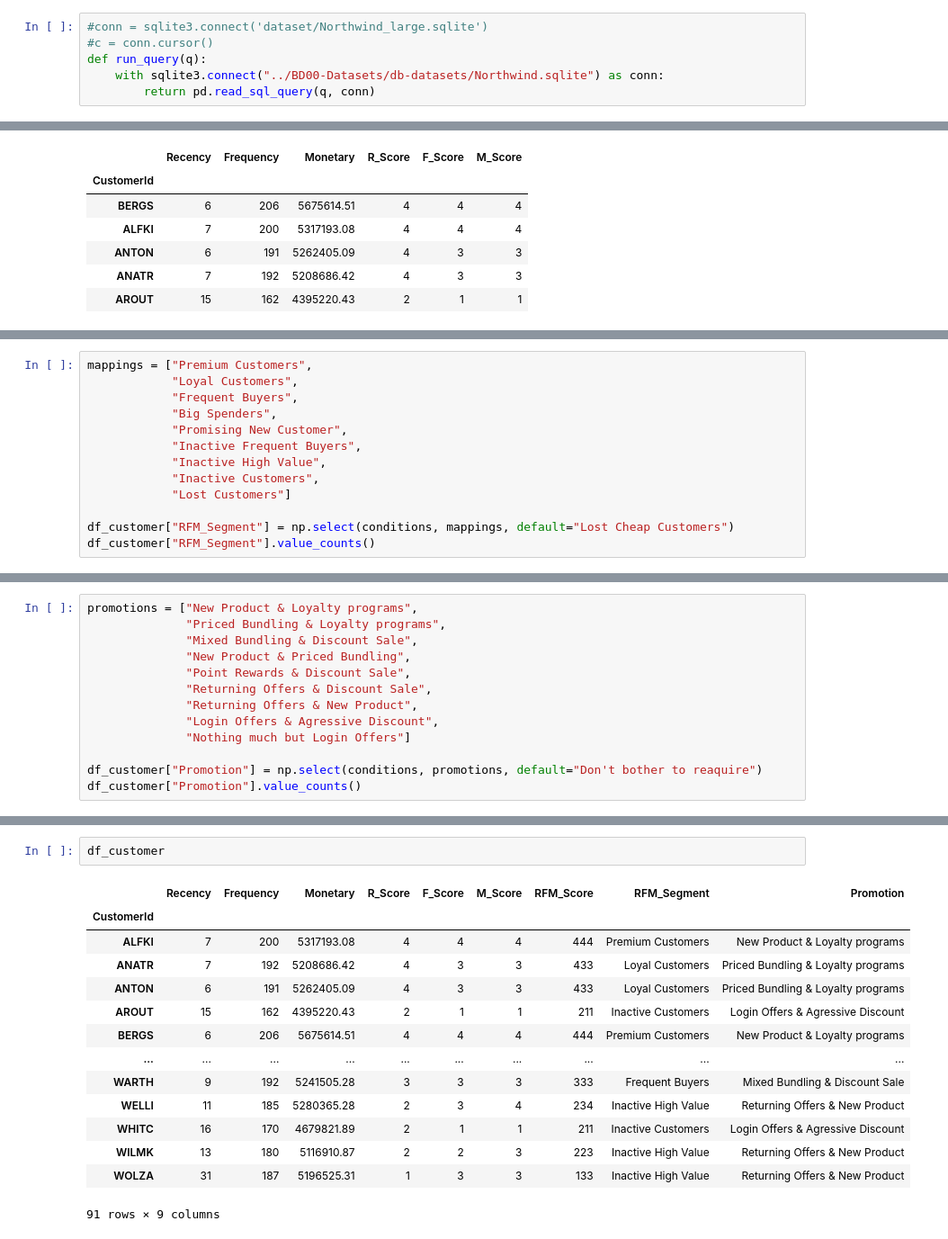
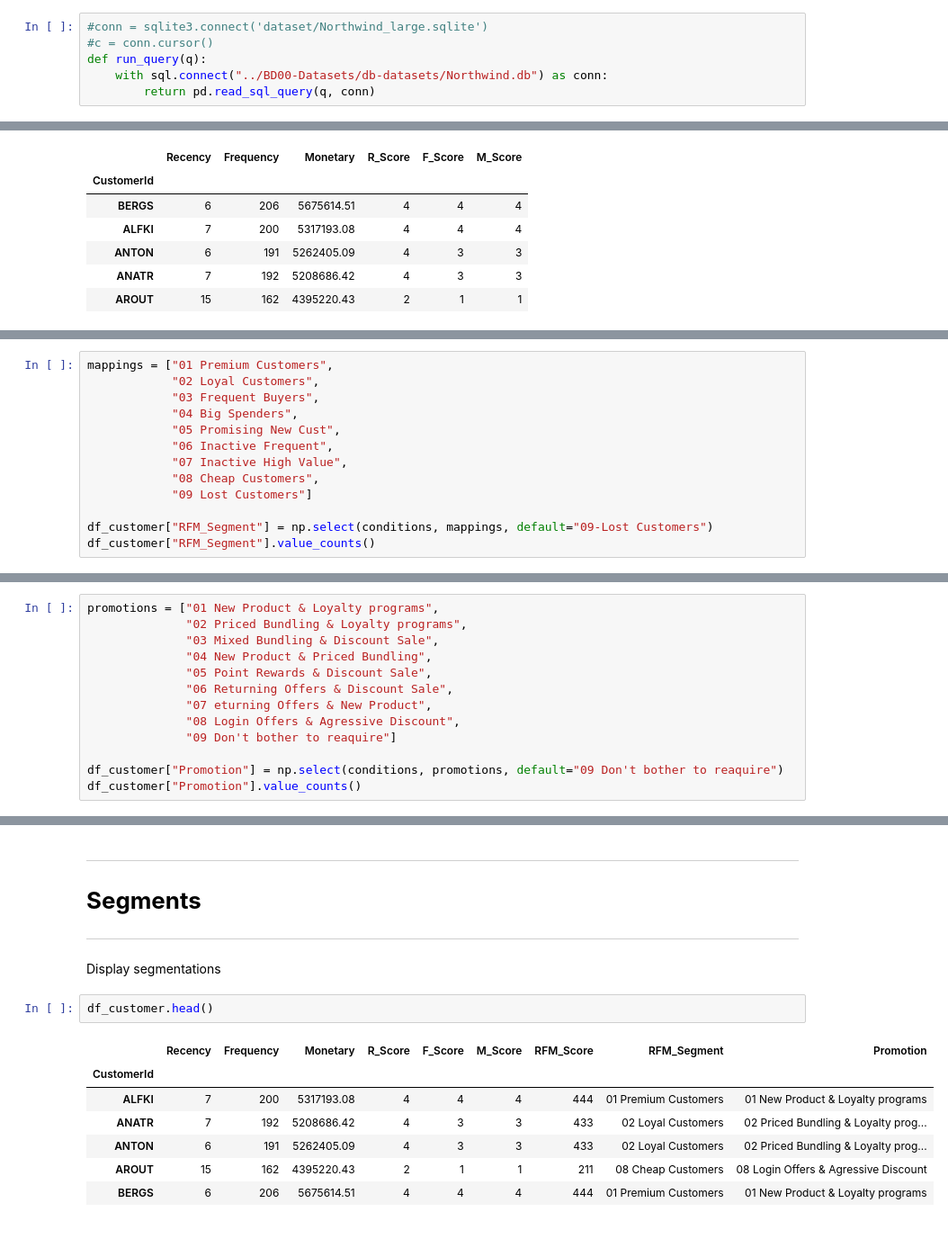
Before and after one commit to nw-kusuma/Big-Data-Class, a Jupyter notebook: BD07-RFM Segment/NorthwindDB-RFMSegment.ipynb, the cells around one changed output, grey strips where cells are left out. Shown: that part at 90% size. Saved outputs shown, nothing was run; the diff lists cells and outputs as text.

```diff
--- a/BD07-RFM Segment/NorthwindDB-RFMSegment.ipynb
+++ b/BD07-RFM Segment/NorthwindDB-RFMSegment.ipynb
@@ -19,6 +21,6 @@ Construct helper function for data connection and queries
 #conn = sqlite3.connect('dataset/Northwind_large.sqlite')
 #c = conn.cursor()
 def run_query(q):
-    with sqlite3.connect("../BD00-Datasets/db-datasets/Northwind.sqlite") as conn:
+    with sql.connect("../BD00-Datasets/db-datasets/Northwind.db") as conn:
         return pd.read_sql_query(q, conn)
 # %% [markdown]
@@ -286,15 +365,15 @@ conditions = [
 ]
 # %%
-mappings = ["Premium Customers",
-            "Loyal Customers",
-            "Frequent Buyers",
-            "Big Spenders",
-            "Promising New Customer",
-            "Inactive Frequent Buyers",
-            "Inactive High Value",
-            "Inactive Customers",
-            "Lost Customers"]
+mappings = ["01 Premium Customers",
+            "02 Loyal Customers",
+            "03 Frequent Buyers",
+            "04 Big Spenders",
+            "05 Promising New Cust",
+            "06 Inactive Frequent",
+            "07 Inactive High Value",
+            "08 Cheap Customers",
+            "09 Lost Customers"]
 
-df_customer["RFM_Segment"] = np.select(conditions, mappings, default="Lost Cheap Customers")
+df_customer["RFM_Segment"] = np.select(conditions, mappings, default="09-Lost Customers")
 df_customer["RFM_Segment"].value_counts()
 # %% [output]
@@ -312,14 +395,14 @@ Name: RFM_Segment, dtype: int64
 # %%
-promotions = ["New Product & Loyalty programs",
-              "Priced Bundling & Loyalty programs",
-              "Mixed Bundling & Discount Sale",
-              "New Product & Priced Bundling",
-              "Point Rewards & Discount Sale",
-              "Returning Offers & Discount Sale",
-              "Returning Offers & New Product",
-              "Login Offers & Agressive Discount",
-              "Nothing much but Login Offers"]
+promotions = ["01 New Product & Loyalty programs",
+              "02 Priced Bundling & Loyalty programs",
+              "03 Mixed Bundling & Discount Sale",
+              "04 New Product & Priced Bundling",
+              "05 Point Rewards & Discount Sale",
+              "06 Returning Offers & Discount Sale",
+              "07 eturning Offers & New Product",
+              "08 Login Offers & Agressive Discount",
+              "09 Don't bother to reaquire"]
 
-df_customer["Promotion"] = np.select(conditions, promotions, default="Don't bother to reaquire")
+df_customer["Promotion"] = np.select(conditions, promotions, default="09 Don't bother to reaquire")
 df_customer["Promotion"].value_counts()
 # %% [output]
@@ -336,18 +418,16 @@ New Product & Priced Bundling          5
 Name: Promotion, dtype: int64
+# %% [markdown]
+***
+# **Segments**
+***
+Display segmentations
 # %%
-df_customer
+df_customer.head()
 # %% [output]
 |  | Recency | Frequency | Monetary | R_Score | F_Score | M_Score | RFM_Score | RFM_Segment | Promotion |
 | CustomerId |  |  |  |  |  |  |  |  |  |
-| ALFKI | 7 | 200 | 5317193.08 | 4 | 4 | 4 | 444 | Premium Customers | New Product & Loyalty programs |
-| ANATR | 7 | 192 | 5208686.42 | 4 | 3 | 3 | 433 | Loyal Customers | Priced Bundling & Loyalty programs |
-| ANTON | 6 | 191 | 5262405.09 | 4 | 3 | 3 | 433 | Loyal Customers | Priced Bundling & Loyalty programs |
-| AROUT | 15 | 162 | 4395220.43 | 2 | 1 | 1 | 211 | Inactive Customers | Login Offers & Agressive Discount |
-| BERGS | 6 | 206 | 5675614.51 | 4 | 4 | 4 | 444 | Premium Customers | New Product & Loyalty programs |
-| ... | ... | ... | ... | ... | ... | ... | ... | ... | ... |
-| WARTH | 9 | 192 | 5241505.28 | 3 | 3 | 3 | 333 | Frequent Buyers | Mixed Bundling & Discount Sale |
-| WELLI | 11 | 185 | 5280365.28 | 2 | 3 | 4 | 234 | Inactive High Value | Returning Offers & New Product |
-| WHITC | 16 | 170 | 4679821.89 | 2 | 1 | 1 | 211 | Inactive Customers | Login Offers & Agressive Discount |
-| WILMK | 13 | 180 | 5116910.87 | 2 | 2 | 3 | 223 | Inactive High Value | Returning Offers & New Product |
-| WOLZA | 31 | 187 | 5196525.31 | 1 | 3 | 3 | 133 | Inactive High Value | Returning Offers & New Product |
+| ALFKI | 7 | 200 | 5317193.08 | 4 | 4 | 4 | 444 | 01 Premium Customers | 01 New Product & Loyalty programs |
+| ANATR | 7 | 192 | 5208686.42 | 4 | 3 | 3 | 433 | 02 Loyal Customers | 02 Priced Bundling & Loyalty prog... |
+| ANTON | 6 | 191 | 5262405.09 | 4 | 3 | 3 | 433 | 02 Loyal Customers | 02 Priced Bundling & Loyalty prog... |
+| AROUT | 15 | 162 | 4395220.43 | 2 | 1 | 1 | 211 | 08 Cheap Customers | 08 Login Offers & Agressive Discount |
+| BERGS | 6 | 206 | 5675614.51 | 4 | 4 | 4 | 444 | 01 Premium Customers | 01 New Product & Loyalty programs |
-91 rows × 9 columns
```
Also changed, not shown: parts of 18 cells of this notebook.
